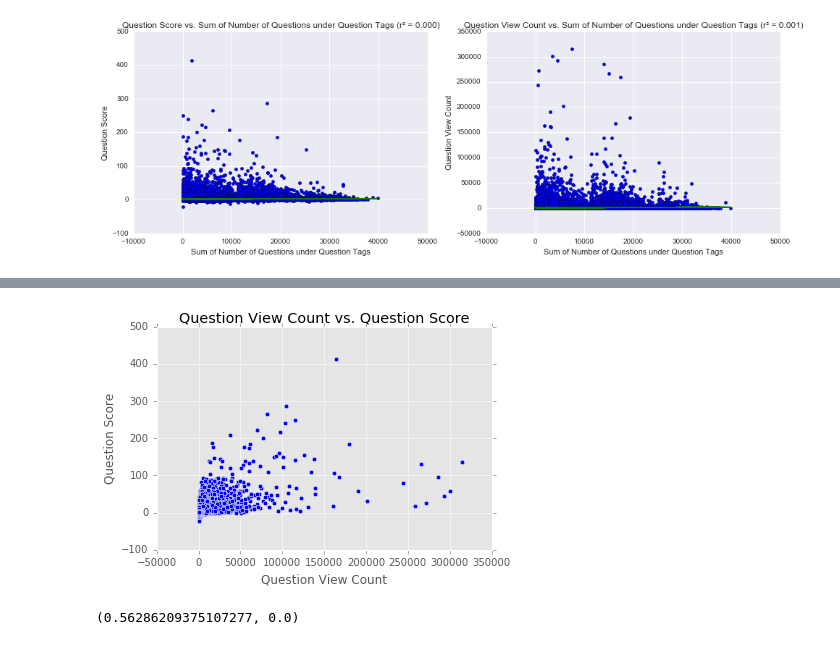
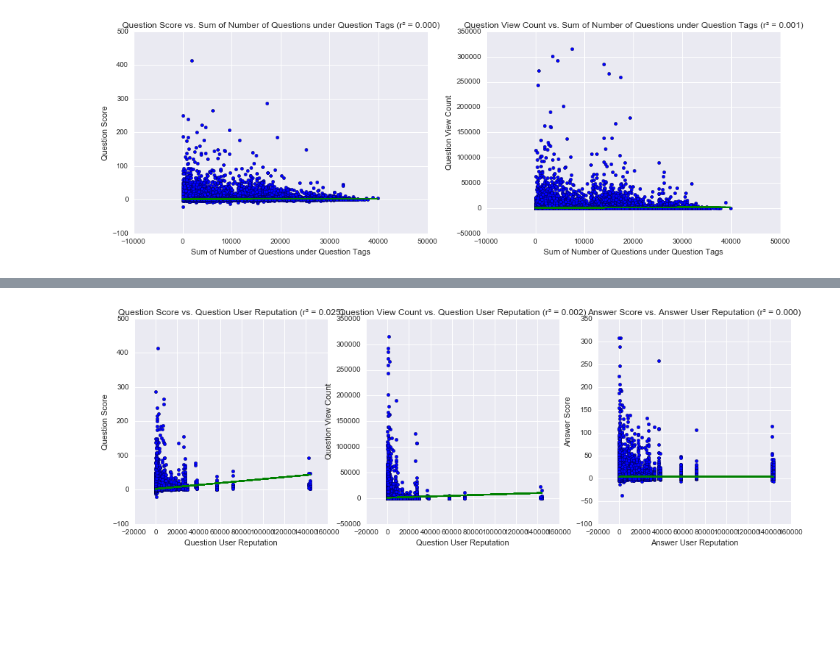
Before and after one commit to alexmfriedman/stack-exchange-analysis, a Jupyter notebook: Stack Overflow Analysis.ipynb, the cells around one changed output, grey strips where cells are left out. Cells and saved outputs as stored; diff of their text form; code cells hidden in the pictures; blank space fills up the shorter version.

Commit message:
more graphs

```diff
--- a/Stack Overflow Analysis.ipynb
+++ b/Stack Overflow Analysis.ipynb
@@ -615,37 +623,41 @@ plot_features(
 # %%
 question_user_reputations = query(c, '''
                             SELECT users.Reputation
                             FROM posts
                             LEFT JOIN users ON posts.OwnerUserId = users.Id
                             WHERE posts.PostTypeId = 1
-                            ORDER BY posts.Id ASC''')
+                            ORDER BY posts.Id''')
+
+question_user_reputations_filt, question_scores_filt, question_view_counts_filt = \
+            zip(*filter(lambda (x, _, _2): x != None,
+            zip(question_user_reputations, question_scores, question_view_counts)))
 
 answer_user_reputations = query(c, '''
                             SELECT users.Reputation
                             FROM posts
                             LEFT JOIN users ON posts.OwnerUserId = users.Id
                             ORDER BY posts.Id''')
 
+answer_user_reputations_filt, answer_scores_filt = \
+            zip(*filter(lambda (x, _): x != None,
+            zip(answer_user_reputations, answer_scores)))
+
 plot_features(
-    [question_user_reputations, answer_user_reputations] * 2,
-    ys_questions,
-    ['User Reputation by Question', 'User Reputation by Answer'] * 2,
-    y_labels_questions
+    [question_user_reputations_filt, question_user_reputations_filt, answer_user_reputations_filt],
+    [question_scores_filt, question_view_counts_filt, answer_scores_filt],
+    ['Question User Reputation'] * 2 + ['Answer User Reputation'],
+    y_labels
 )
+# %% [output]
+[figure, added]
 # %%
-question_view_counts = c.execute('''SELECT ViewCount
-                         FROM posts
-                         WHERE PostTypeId = 1
-                         ORDER BY Id ASC''').fetchall()
+question_view_counts = query(c, '''
+                            SELECT ViewCount
+                            FROM posts
+                            WHERE PostTypeId = 1
+                            ORDER BY Id ASC''').fetchall()
 
 plot_features(question_view_counts, question_scores_arr,
               'Question View Count', 'Question Score')
-# %% [output]
-[figure, removed]
-# %%
-print stats.pearsonr(map(operator.itemgetter(0), question_view_counts),
-                     map(operator.itemgetter(0), question_scores_arr)) #:-)
-# %% [output]
-(0.56286209375107277, 0.0)
 # %%
 question_post_times = datetime_query(c, '''
```
Also changed, not shown: parts of 5 cells of this notebook.
